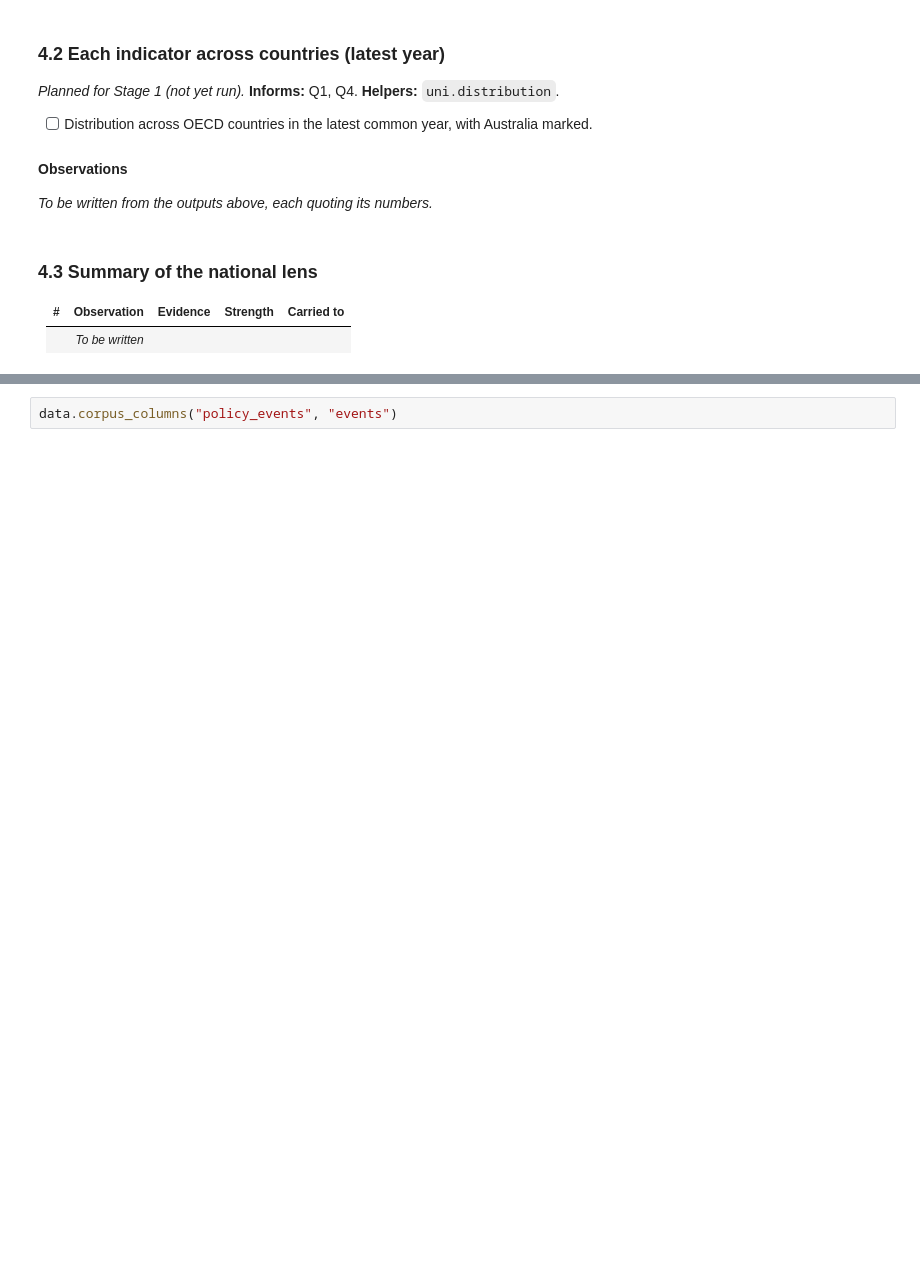
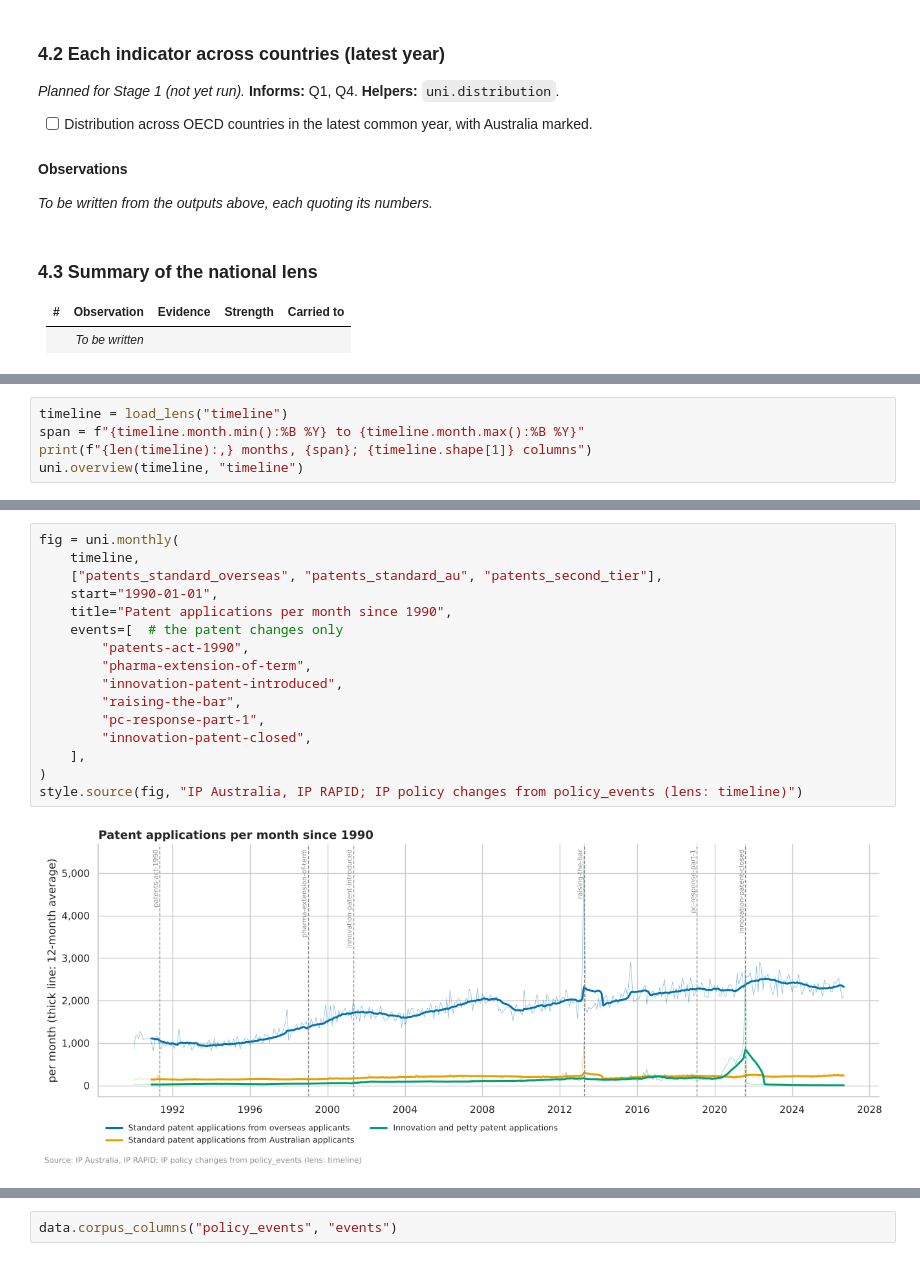
Before and after one commit to Thomas-Amann-IPAustralia/Aus-GII-Breakdown, a Jupyter notebook: analysis/notebooks/01_univariate.ipynb, the cells around one changed output, grey strips where cells are left out. Drawn from its saved outputs; the diff is of its cells as text; blank space fills up the shorter version.

```diff
--- a/analysis/notebooks/01_univariate.ipynb
+++ b/analysis/notebooks/01_univariate.ipynb
@@ -449,0 +460,5 @@ _To be written from the outputs above, each quoting its numbers._
+# %%
+timeline = load_lens("timeline")
+span = f"{timeline.month.min():%B %Y} to {timeline.month.max():%B %Y}"
+print(f"{len(timeline):,} months, {span}; {timeline.shape[1]} columns")
+uni.overview(timeline, "timeline")
@@ -449,0 +514,18 @@ _To be written from the outputs above, each quoting its numbers._
+# %%
+fig = uni.monthly(
+    timeline,
+    ["patents_standard_overseas", "patents_standard_au", "patents_second_tier"],
+    start="1990-01-01",
+    title="Patent applications per month since 1990",
+    events=[  # the patent changes only
+        "patents-act-1990",
+        "pharma-extension-of-term",
+        "innovation-patent-introduced",
+        "raising-the-bar",
+        "pc-response-part-1",
+        "innovation-patent-closed",
+    ],
+)
+style.source(fig, "IP Australia, IP RAPID; IP policy changes from policy_events (lens: timeline)")
+# %% [output]
+[figure, added]
```
Also changed, not shown: parts of 15 cells of this notebook, 2 other files.
